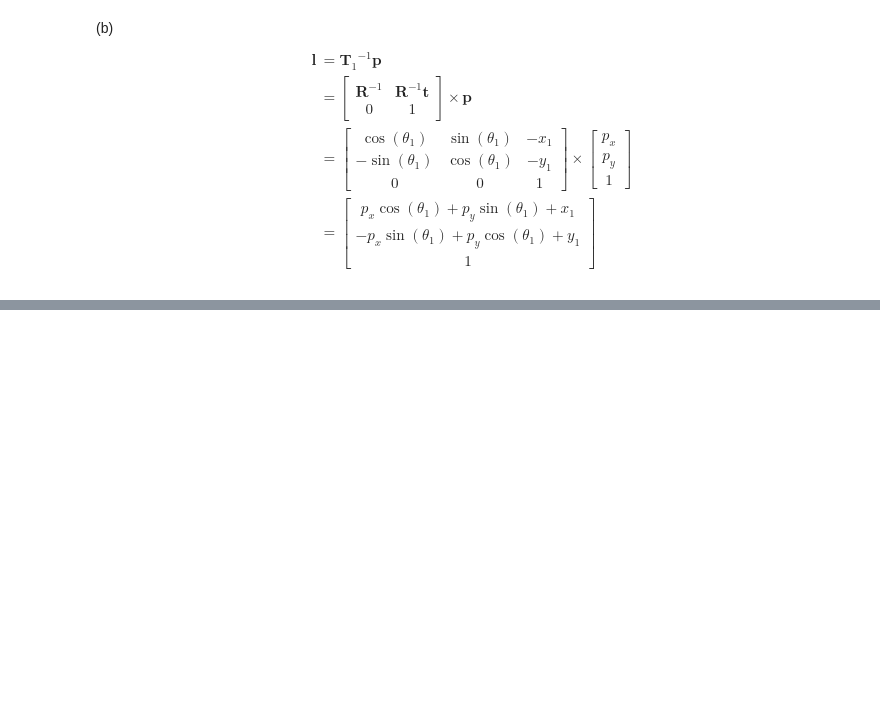
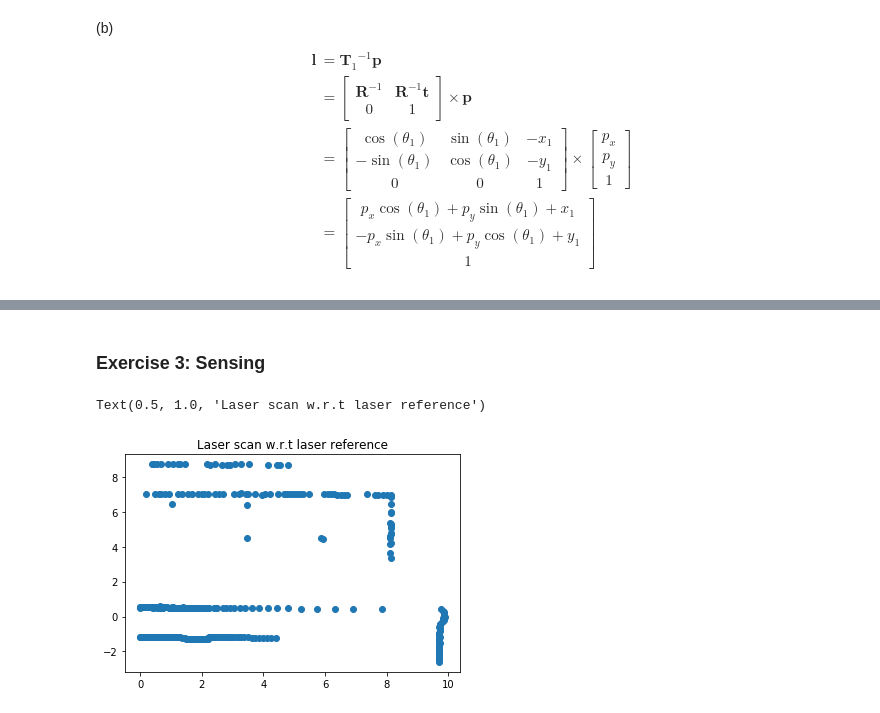
Before and after one commit to Jingogo/Solutions_Introdcution_to_Mobile_Robotics, a Jupyter notebook: solution_sheet2/solution2.ipynb, the cells around one changed output, grey strips where cells are left out. Cells and saved outputs as stored; diff of their text form; code cells hidden in the pictures; blank space fills up the shorter version.

```diff
--- a/solution_sheet2/solution2.ipynb
+++ b/solution_sheet2/solution2.ipynb
@@ -134,0 +135,20 @@ because position of $\mathbf{x}_2$ w.r.t $\mathbf{x}_1$ is not $(x_2-x_1, y_2-y_
+# %% [markdown]
+### Exercise 3: Sensing
+# %%
+# 3a
+import numpy as np
+import matplotlib.pyplot as plt
+import math
+
+scan = np.loadtxt("laserscan.dat")
+angle = np.linspace(-np.pi/2, np.pi/2, np.shape(scan)[0], endpoint="true")
+
+x_to_sensor = scan * np.cos(angle);
+y_to_sensor = scan * np.sin(angle);
+
+plt.figure()
+plt.plot(x_to_sensor, y_to_sensor, 'o')
+plt.title("Laser scan w.r.t laser reference")
+# %% [output]
+Text(0.5, 1.0, 'Laser scan w.r.t laser reference')
+[figure, added]
```
Also changed, not shown: parts of 7 cells of this notebook, 2 other files.
